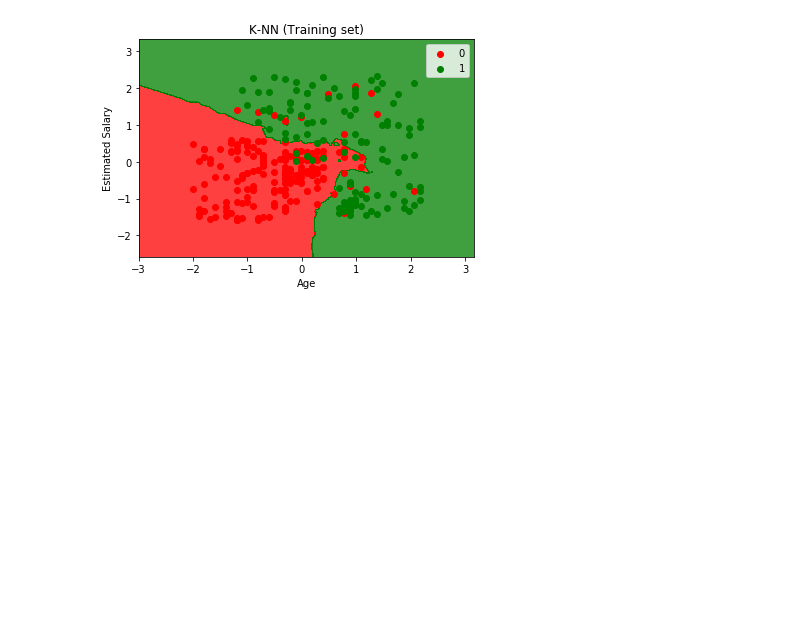
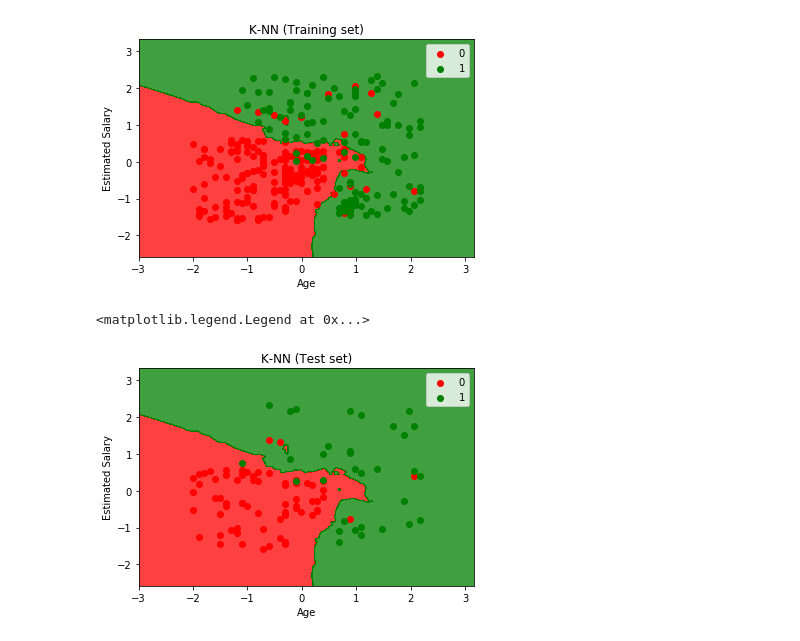
Before and after one commit to ujjalsharma/machine-learning, a Jupyter notebook: knn_classification.ipynb, the cells around one changed output. Cells and saved outputs as stored; diff of their text form; code cells hidden in the pictures; blank space fills up the shorter version.

```diff
--- a/knn_classification.ipynb
+++ b/knn_classification.ipynb
@@ -71,19 +71,22 @@ plt.legend()
 <matplotlib.legend.Legend at 0x...>
 [figure]
 # %%
-# Visualizing the Training set results
-X_set, y_set = X_train, y_train
+# Visualizing the Test set results
+X_set, y_set = X_test, y_test
 X1, X2 = np.meshgrid(np.arange(start=X_set[:, 0].min() - 1, stop=X_set[:, 0].max() + 1, step=0.01),
                      np.arange(start=X_set[:, 1].min() - 1, stop=X_set[:, 1].max() + 1, step=0.01))
 
 plt.contourf(X1, X2, classifier.predict(np.array([X1.ravel(), X2.ravel()]).T).reshape(X1.shape),
              alpha=0.75, cmap=ListedColormap(('red', 'green')))
 plt.xlim(X1.min(), X1.max())
 plt.ylim(X2.min(), X2.max())
 for i, j in enumerate(np.unique(y_set)):
     plt.scatter(X_set[y_set == j, 0], X_set[y_set == j, 1],
                 color=ListedColormap(('red', 'green'))(i), label=j)
-plt.title('K-NN (Training set)')
+plt.title('K-NN (Test set)')
 plt.xlabel('Age')
 plt.ylabel('Estimated Salary')
 plt.legend()
+# %% [output]
+<matplotlib.legend.Legend at 0x...>
+[figure, added]
```
